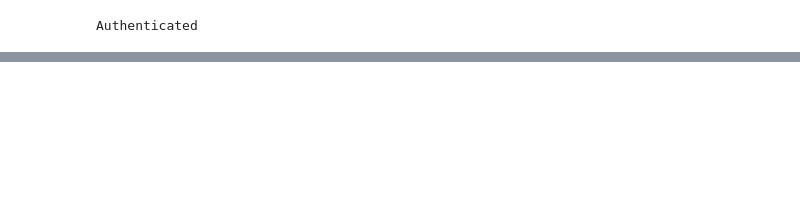
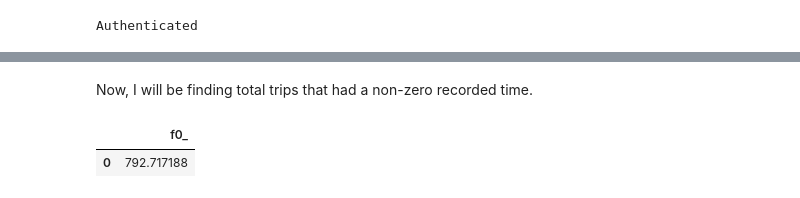
Before and after one commit to SagarSitaula1/Data-Visual, a Jupyter notebook: Exam1_CPSMA_4313.ipynb, the cells around one changed output, grey strips where cells are left out. Cells and saved outputs as stored; diff of their text form; code cells hidden in the pictures; blank space fills up the shorter version.

```diff
--- a/Exam1_CPSMA_4313.ipynb
+++ b/Exam1_CPSMA_4313.ipynb
@@ -153,0 +195,9 @@ ERROR:
+# %% [markdown]
+Now, I will be finding total trips that had a non-zero recorded time.
+# %%
+%%bigquery --project deep-presence-338719
+SELECT AVG(trip_seconds)
+FROM `bigquery-public-data.chicago_taxi_trips.taxi_trips`
+# %% [output]
+|  | f0_ |
+| 0 | 792.717188 |
```
Also changed, not shown: parts of 17 cells of this notebook.
